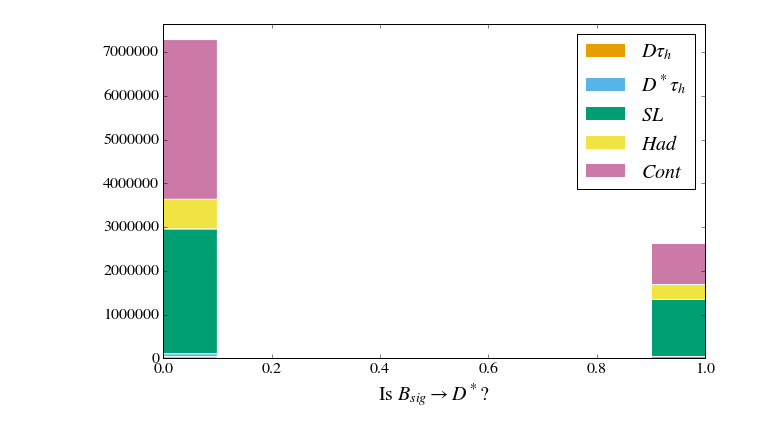
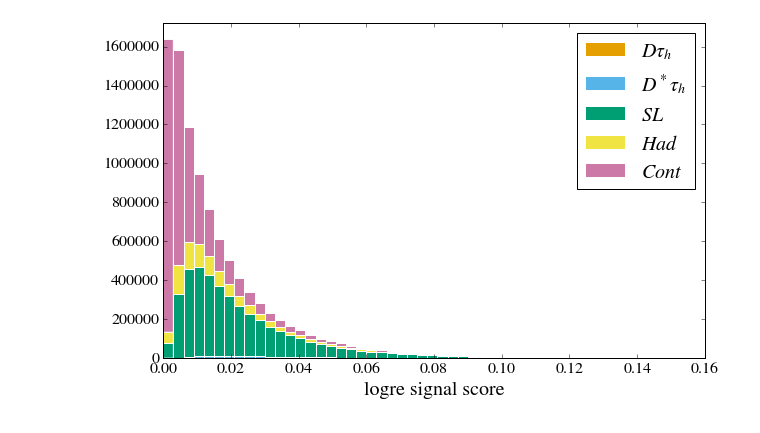
Before and after one commit to jkim-/bdtaunu_feature_exploration, a Jupyter notebook: feature_inspection/feature_stacked_histograms_eventlabel.ipynb, the cells around one changed output. Cells and saved outputs as stored; diff of their text form; code cells hidden in the pictures.

```diff
--- a/feature_stacked_histgrams.ipynb
+++ b/feature_inspection/feature_stacked_histograms_eventlabel.ipynb
@@ -10,5 +10,23 @@ X = iopro.genfromtxt('data/event_features.csv', names=True, delimiter=',')
+# %%
+evttype_colname = 'eventlabel'
+#evttype_colname = 'grouped_dss_evttype'
+#evttype_colname = 'slhad_merged_eventlabel'
+
+save_fig = False
+
+use_log_yscale = False
+stacked = True
+normed = False
+show_hist = True
+show_spline = False
 # %%
-legend_names=[r'$D\tau_h$', r'$D^*\tau_h$', r'$SL$', r'$Had$', r'$Cont$']
+legend_names = []
+if evttype_colname == 'eventlabel':
+    legend_names=[r'$D\tau_h$', r'$D^*\tau_h$', r'$SL$', r'$Had$', r'$Cont$']
+elif evttype_colname == 'slhad_merged_eventlabel':
+    legend_names=[r'$D\tau_h$', r'$D^*\tau_h$', r'$Comb$', r'$Cont$']
+elif evttype_colname == 'grouped_dss_evttype':
+    legend_names=[r'$D\tau_h$', r'$D^*\tau_h$', r'$D^{**} SL$', r'$Comb$', r'$Cont$']
 
 typeset_name = {
     'ny' : r'$n\Upsilon$',
@@ -18,6 +36,14 @@ typeset_name = {
     'cand_score' : r'Candidate Score',
     'signal_score' : r'signal score',
     'dstartau_score' : r'$D^{*}\tau$ score',
+    'logre_signal_score' : r'logre signal score',
+    'gbdt300_signal_score' : r'gbdt300 signal score',
+    'logre_dstartau_score' : r'logre $D^{*}\tau$ score',
+    'gbdt300_dstartau_score' : r'gbdt300 $D^{*}\tau$ score',
+    'logit_logre_signal_score' : r'logit(logre signal score)',
+    'logit_gbdt300_signal_score' : r'logit(gbdt300 signal score)',
+    'logit_logre_dstartau_score' : r'logit(logre $D^{*}\tau$ score)',
+    'logit_gbdt300_dstartau_score' : r'logit(gbdt300 $D^{*}\tau$ score)',
     'mmiss2' : r'$M^2_{miss}$',
     'mmiss2prime' : r'Adjusted $M^2_{miss}$',
     'eextra' : r'$E_{extra}$',
@@ -635,14 +88,18 @@ histRec(X, 'tag_isbdstar', weights='weight', Y='eventlabel', ax=ax,
-# %%
-fig = plt.figure(figsize=(6*1.618, 6))
-ax = fig.add_subplot(111)
-if use_log_yscale: ax.set_yscale('log')
-ax.tick_params(axis='both', which='major', labelsize=16)
-
-histRec(X, 'sig_isbdstar', weights='weight', Y='eventlabel', ax=ax,
-        stacked=stacked, show_hist=show_hist, bins=10,
-        normed=normed,
-        xlabel=typeset_name['sig_isbdstar'],
-        legend_names=legend_names,
-        legend=True)
-# %% [output]
-[figure, removed]
+# %%
+X_cut = apply_cut(X, 'logre_signal_score', upper=.15)
+
+fig = plt.figure(figsize=(6*1.618, 6))
+ax = fig.add_subplot(111)
+if use_log_yscale: ax.set_yscale('log')
+ax.tick_params(axis='both', which='major', labelsize=16)
+
+histRec(X_cut, 'logre_signal_score', weights='weight', Y=evttype_colname, ax=ax,
+        stacked=stacked, show_hist=show_hist, bins=50,
+        normed=normed, show_spline=show_spline, knots_spline=10,
+        xlabel=typeset_name['logre_signal_score'],
+        legend_names=legend_names,
+        legend=True)
+
+if save_fig: fig.savefig('logre_signal_score_stacked.pdf')
+# %% [output]
+[figure, added]
```
Also changed, not shown: parts of 84 cells of this notebook, 9 other files.
